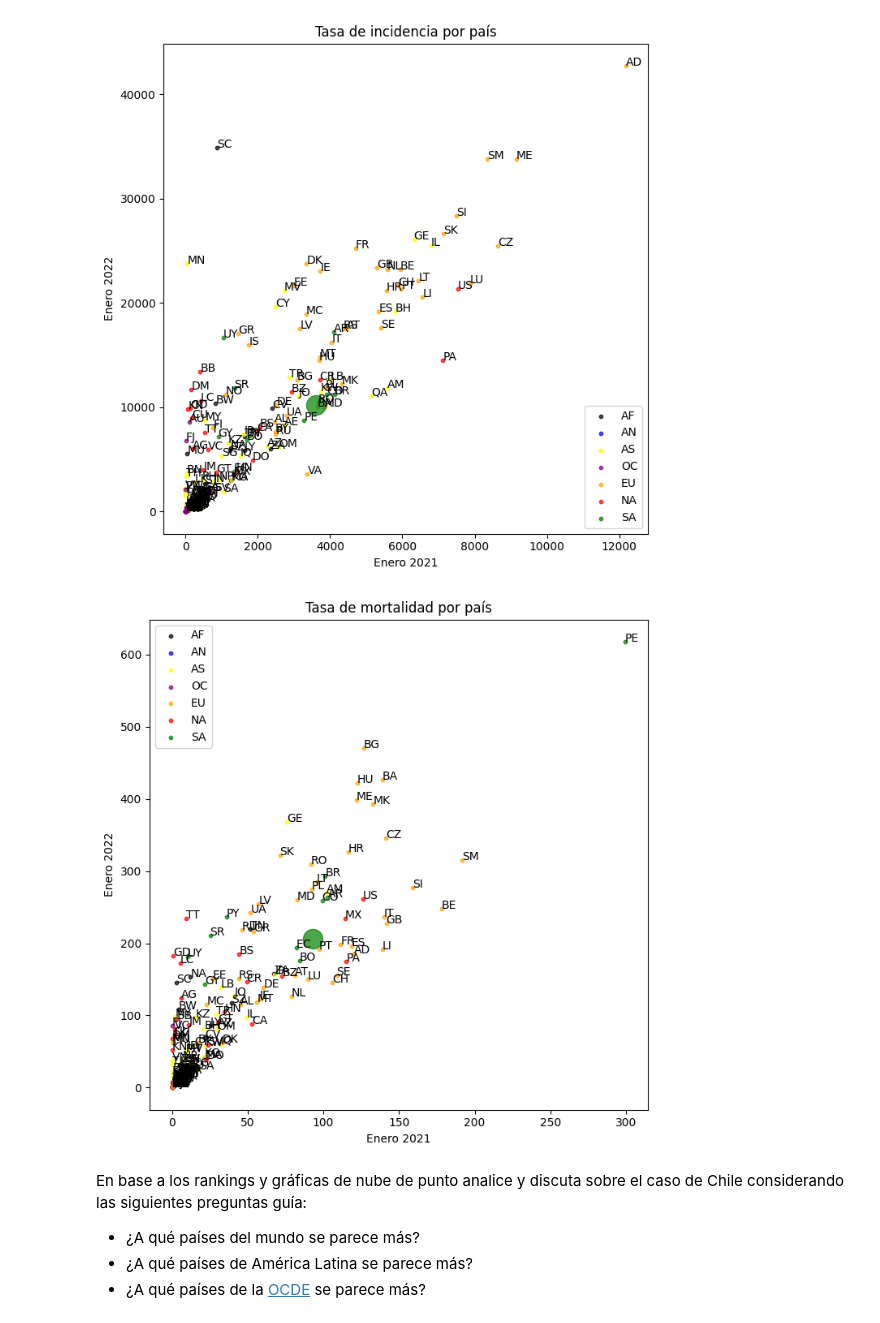
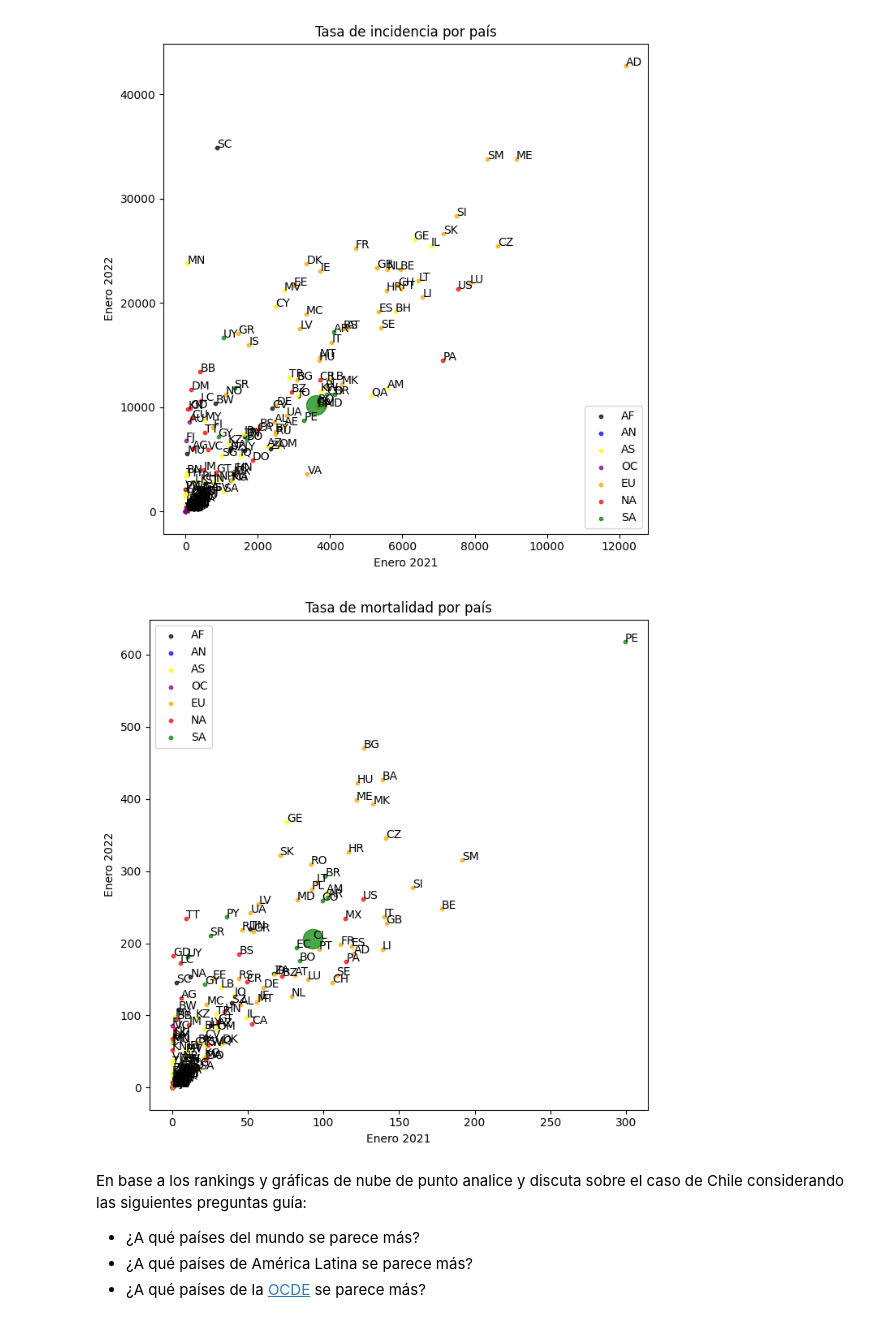
Before and after one commit to phuijse-classroom/info147-tarea-unidad1-los_pitones, a Jupyter notebook: enunciado.ipynb, the cells around one changed output. Cells and saved outputs as stored; diff of their text form; code cells hidden in the pictures.

```diff
--- a/enunciado.ipynb
+++ b/enunciado.ipynb
@@ -549,6 +548,9 @@ def get_countries_from_continent(cont):
             countries.append(pais)
     return countries
 # %%
+#Eliminamos chile para despues agregarlo con mayor tamaño
+del paisesdict['Chile']
+
 fig, ax = plt.subplots(figsize=(7, 7), tight_layout=True)
 
 for cont in cdict:
@@ -566,6 +568,7 @@ ax.scatter(x=tasa_incidencia('Chile', '2021-01-22'),
            s = 300,
            alpha = 0.7)
 
+paisesdict['Chile'] = ['CL', 'SA', 'South America']
 for pais in paisesdict:
     ax.annotate(paisesdict[pais][0], (tasa_incidencia(pais, '2021-01-22'),
                                       tasa_incidencia(pais, '2022-01-22')))
@@ -577,33 +580,38 @@ ax.set_ylabel('Enero 2022');
 # %% [output]
 [figure]
 # %%
+#Eliminamos chile para despues agregarlo con mayor tamaño
+del paisesdict['Chile']
+
 fig, ax = plt.subplots(figsize=(7, 7), tight_layout=True)
 
 for cont in cdict:
     ax.scatter(x = [tasa_mortalidad(i, '2021-01-22') for i in get_countries_from_continent(cont)],
                y = [tasa_mortalidad(i, '2022-01-22') for i in get_countries_from_continent(cont)],
                c = cdict[cont],
                label = cont,
                s=10,
                alpha=0.7)
 
 #Falta agregar Chile
 ax.scatter(x=tasa_mortalidad('Chile', '2021-01-22'),
            y=tasa_mortalidad('Chile', '2022-01-22'),
            c = cdict['SA'],
            s = 300,
-           alpha = 0.7)
+           alpha = 0.7
+           )
 
+paisesdict['Chile'] = ['CL', 'SA', 'South America']
 for pais in paisesdict:
     ax.annotate(paisesdict[pais][0], (tasa_mortalidad(pais, '2021-01-22'),
                                       tasa_mortalidad(pais, '2022-01-22')))
 
 ax.legend()
 ax.set_title('Tasa de mortalidad por país')
 ax.set_xlabel('Enero 2021')
 ax.set_ylabel('Enero 2022');
 # %% [output]
-[figure, old version]
+[figure, new version]
 # %% [markdown]
 En base a los rankings y gráficas de nube de punto analice y discuta sobre el caso de Chile considerando las siguientes preguntas guía:
 
```
Also changed, not shown: parts of 5 cells of this notebook, 1 other file.
